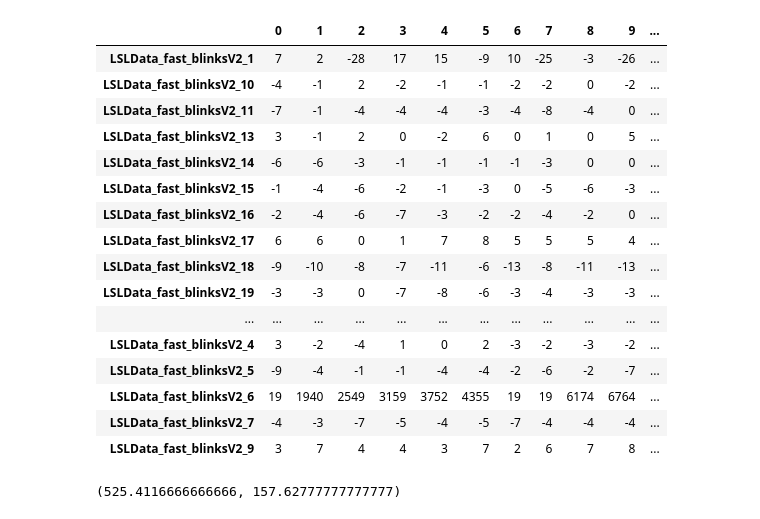
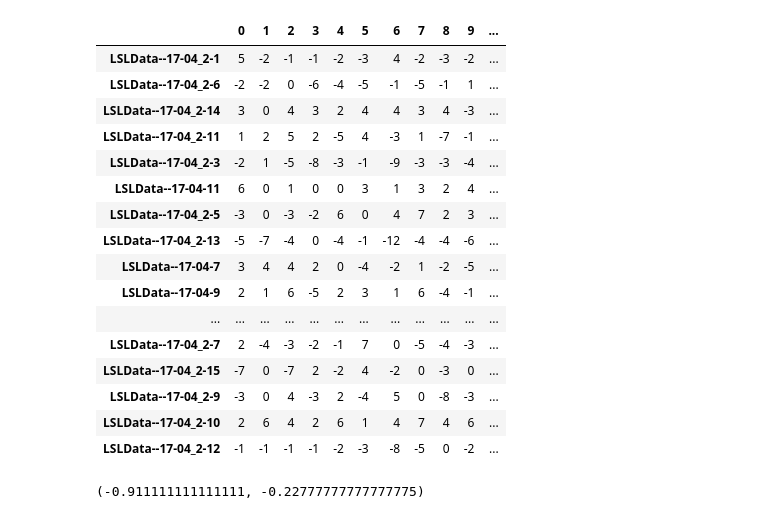
Before and after one commit to Ofplarsen/Bachelor_BCISpeller_Analyses, a Jupyter notebook: jitter/peak_analysis_not_fuse_stream.ipynb, the cells around one changed output. Drawn from its saved outputs; the diff is of its cells as text; code cells hidden in the pictures.

```diff
--- a/jitter/peak_analysis_not_fuse_stream.ipynb
+++ b/jitter/peak_analysis_not_fuse_stream.ipynb
@@ -193,6 +162,23 @@ def plot_table(df):
     table.set_fontsize(30)
     plt.show()
 # %%
+
+def zero_phase_butter(data):
+    # Butterworth filter parameters
+    fs = 250
+    lowcut =0.75
+    highcut = 5.0
+    order = 4
+
+    # Design Butterworth bandpass filter
+    nyquist = 0.5 * fs
+    low = lowcut / nyquist
+    high = highcut / nyquist
+    b_bandpass, a_bandpass = signal.butter(order, [low, high], btype="band")
+
+    # Zero-phase filtering using filtfilt
+    return signal.filtfilt(b_bandpass, a_bandpass, data)
+
 
 def run_files(paths, path='data/LSLGoodData/', both = True, plot = False, shift_init=0):
     peak_info = []
@@ -200,23 +186,27 @@ def run_files(paths, path='data/LSLGoodData/', both = True, plot = False, shift_
     for (index,y) in enumerate(paths):
         #data_eeg, header = pyxdf.load_xdf(path+str(y)+'/dejittered-filtered-eeg.xdf')
         #data_eye, header = pyxdf.load_xdf(path+str(y)+'/dejittered-filtered-eye-tracking.xdf')
-        data_eeg, header = pyxdf.load_xdf(path+str(y)+'/dejittered-eeg.xdf')
+
+        #data_eeg, header = pyxdf.load_xdf(path+str(y)+'/dejittered-iir-3order-0.75to5-eeg.xdf')
+        data_eeg, header = pyxdf.load_xdf(path+str(y)+'/decimated-dejittered-eeg.xdf')
+
         data_eye, header = pyxdf.load_xdf(path+str(y)+'/dejittered-gaze-and-blinking.xdf')
 
-        #print(data_eye)
-        #print(len(data_eeg))
 
 
 
         stream, df_stream, df_stream_ts = init_data([data_eye, data_eeg],shift_init)
+        # Adding butterworth becuase NP s*cks
+        df_stream['AUX_1'] = zero_phase_butter(df_stream['AUX_1'])
+        #print(df_stream)
         left_blinks, right_blinks, both_blink = get_blinks_in_df(df_stream)
-        start, end = get_time_stamps(both_blink if both else left_blinks)
+        start, end = get_time_stamps(both_blink)
         avg_time.append(np.diff(df_stream_ts.to_numpy().flatten()).tolist())
         peaks = []
         for i in range(len(start)):
             if i == 10:
-                continue
-            peaks.append(get_peaks(df_stream, start[i], end[i], chosen_channel, rang=50, scale=5, flip=both, order=4))
+                break
+            peaks.append(get_peaks(df_stream, start[i], end[i], chosen_channel, rang=50, scale=100, flip=both))
 
         shift = find_shift(start, peaks)
         peak_info.append(shift)
@@ -234,13 +224,13 @@ def run_files(paths, path='data/LSLGoodData/', both = True, plot = False, shift_
         plot_table(df_peak)
     return df_peak
 # %%
-path = "./data/LSLData_fast_blinksV2/"
+path = "./data/LSLData--17-04_samlet/"
 paths = [name for name in os.listdir(path)]
 both = [name for name in paths]
 #left = [name for name in paths if "Left" in name]
+flip = False
 
-
-df_both = run_files(both,path=path, both=True , plot=False)
+df_both = run_files(both,path=path, both=flip , plot=False)
 #df_both = df_both.drop(df_both.columns[[1]], inplace=True, axis=1)
 display(df_both)
 #df_left = run_files(left, both=False , plot=False)
@@ -293,7 +266,7 @@ print(get_offset(df_both))
 #print("(Seconds, Number of indexes to shift) ---- Left")
 #print(get_offset(df_left))
 
-df_both_shift = run_files(both,path = path, both=True , plot=False, shift_init=round(get_offset(df_both)[1]))
+df_both_shift = run_files(both,path = path, both=flip , plot=False, shift_init=round(get_offset(df_both)[1]))
 #df_both_shift.loc['Average']= df_both_shift.sum(numeric_only=True, axis=0)/df_both_shift.shape[0]
 display(df_both_shift)
 #df_left_shift = run_files(left, both=False , plot=False, shift_init=round(get_offset(df_left)[1]))
@@ -323,21 +281,21 @@ print(get_offset(df_both_shift))
 |  | 0 | 1 | 2 | 3 | 4 | 5 | 6 | 7 | 8 | 9 | ... |
-| LSLData_fast_blinksV2_1 | 7 | 2 | -28 | 17 | 15 | -9 | 10 | -25 | -3 | -26 | ... |
-| LSLData_fast_blinksV2_10 | -4 | -1 | 2 | -2 | -1 | -1 | -2 | -2 | 0 | -2 | ... |
-| LSLData_fast_blinksV2_11 | -7 | -1 | -4 | -4 | -4 | -3 | -4 | -8 | -4 | 0 | ... |
-| LSLData_fast_blinksV2_13 | 3 | -1 | 2 | 0 | -2 | 6 | 0 | 1 | 0 | 5 | ... |
-| LSLData_fast_blinksV2_14 | -6 | -6 | -3 | -1 | -1 | -1 | -1 | -3 | 0 | 0 | ... |
-| LSLData_fast_blinksV2_15 | -1 | -4 | -6 | -2 | -1 | -3 | 0 | -5 | -6 | -3 | ... |
-| LSLData_fast_blinksV2_16 | -2 | -4 | -6 | -7 | -3 | -2 | -2 | -4 | -2 | 0 | ... |
-| LSLData_fast_blinksV2_17 | 6 | 6 | 0 | 1 | 7 | 8 | 5 | 5 | 5 | 4 | ... |
-| LSLData_fast_blinksV2_18 | -9 | -10 | -8 | -7 | -11 | -6 | -13 | -8 | -11 | -13 | ... |
-| LSLData_fast_blinksV2_19 | -3 | -3 | 0 | -7 | -8 | -6 | -3 | -4 | -3 | -3 | ... |
+| LSLData--17-04_2-1 | 5 | -2 | -1 | -1 | -2 | -3 | 4 | -2 | -3 | -2 | ... |
+| LSLData--17-04_2-6 | -2 | -2 | 0 | -6 | -4 | -5 | -1 | -5 | -1 | 1 | ... |
+| LSLData--17-04_2-14 | 3 | 0 | 4 | 3 | 2 | 4 | 4 | 3 | 4 | -3 | ... |
+| LSLData--17-04_2-11 | 1 | 2 | 5 | 2 | -5 | 4 | -3 | 1 | -7 | -1 | ... |
+| LSLData--17-04_2-3 | -2 | 1 | -5 | -8 | -3 | -1 | -9 | -3 | -3 | -4 | ... |
+| LSLData--17-04-11 | 6 | 0 | 1 | 0 | 0 | 3 | 1 | 3 | 2 | 4 | ... |
+| LSLData--17-04_2-5 | -3 | 0 | -3 | -2 | 6 | 0 | 4 | 7 | 2 | 3 | ... |
+| LSLData--17-04_2-13 | -5 | -7 | -4 | 0 | -4 | -1 | -12 | -4 | -4 | -6 | ... |
+| LSLData--17-04-7 | 3 | 4 | 4 | 2 | 0 | -4 | -2 | 1 | -2 | -5 | ... |
+| LSLData--17-04-9 | 2 | 1 | 6 | -5 | 2 | 3 | 1 | 6 | -4 | -1 | ... |
 | ... | ... | ... | ... | ... | ... | ... | ... | ... | ... | ... | ... |
-| LSLData_fast_blinksV2_4 | 3 | -2 | -4 | 1 | 0 | 2 | -3 | -2 | -3 | -2 | ... |
-| LSLData_fast_blinksV2_5 | -9 | -4 | -1 | -1 | -4 | -4 | -2 | -6 | -2 | -7 | ... |
-| LSLData_fast_blinksV2_6 | 19 | 1940 | 2549 | 3159 | 3752 | 4355 | 19 | 19 | 6174 | 6764 | ... |
-| LSLData_fast_blinksV2_7 | -4 | -3 | -7 | -5 | -4 | -5 | -7 | -4 | -4 | -4 | ... |
-| LSLData_fast_blinksV2_9 | 3 | 7 | 4 | 4 | 3 | 7 | 2 | 6 | 7 | 8 | ... |
+| LSLData--17-04_2-7 | 2 | -4 | -3 | -2 | -1 | 7 | 0 | -5 | -4 | -3 | ... |
+| LSLData--17-04_2-15 | -7 | 0 | -7 | 2 | -2 | 4 | -2 | 0 | -3 | 0 | ... |
+| LSLData--17-04_2-9 | -3 | 0 | 4 | -3 | 2 | -4 | 5 | 0 | -8 | -3 | ... |
+| LSLData--17-04_2-10 | 2 | 6 | 4 | 2 | 6 | 1 | 4 | 7 | 4 | 6 | ... |
+| LSLData--17-04_2-12 | -1 | -1 | -1 | -1 | -2 | -3 | -8 | -5 | 0 | -2 | ... |
-(525.4116666666666, 157.62777777777777)
+(-0.911111111111111, -0.22777777777777775)
 # %%
 import statistics
 from scipy.stats import sem
```
Also changed, not shown: parts of 10 cells of this notebook, 1 other file.
